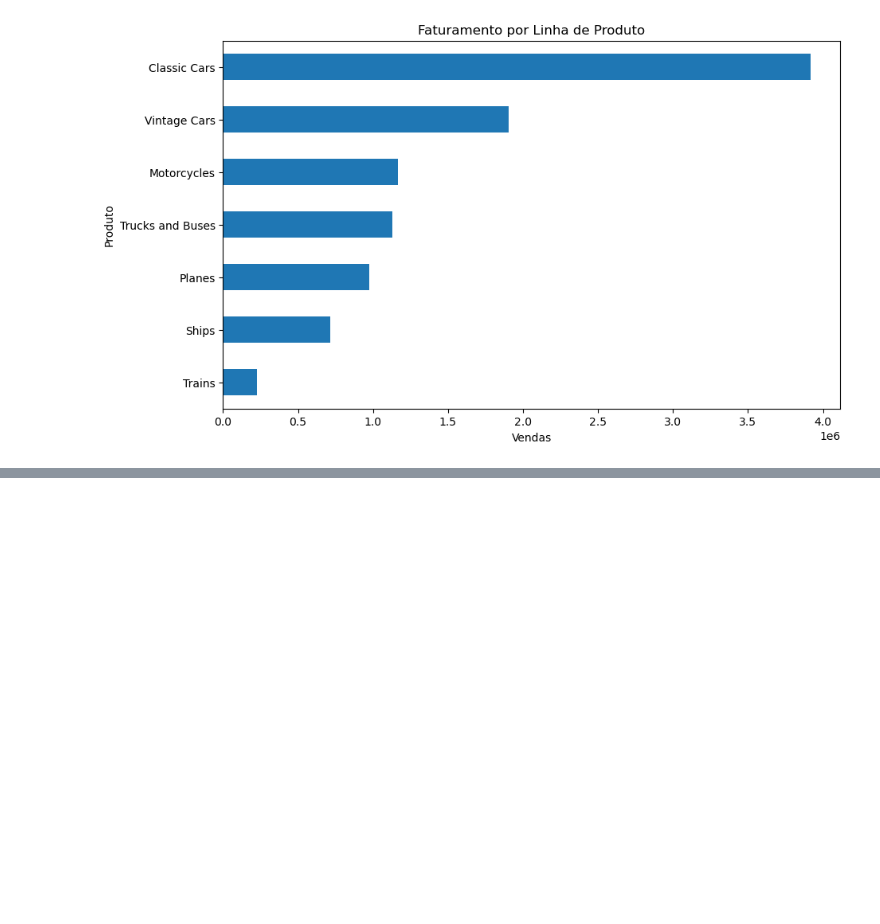
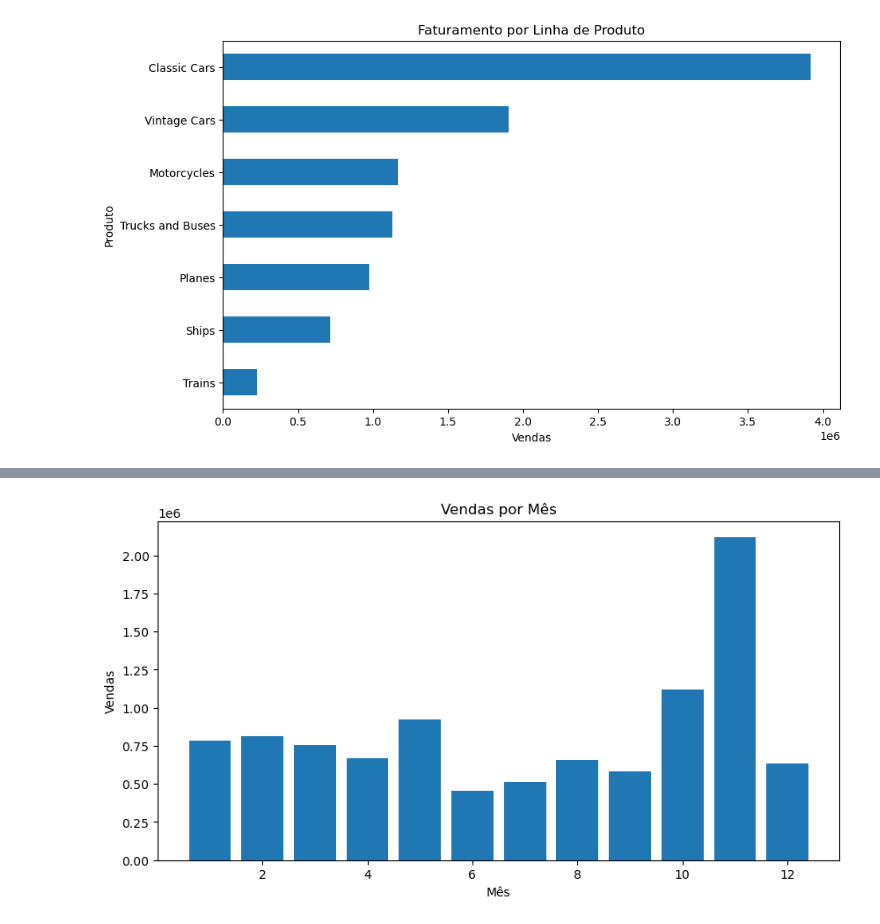
Before and after one commit to Jorge-print/data-portfolio-jorge, a Jupyter notebook: vendas/notebooks/analise_vendas.ipynb, the cells around one changed output, grey strips where cells are left out. Saved outputs shown, nothing was run; the diff lists cells and outputs as text; code cells hidden in the pictures; blank space fills up the shorter version.

```diff
--- a/vendas/notebooks/analise_vendas.ipynb
+++ b/vendas/notebooks/analise_vendas.ipynb
@@ -134,0 +197,14 @@ plt.show()
+# %%
+#Quais mêses vendem mais?
+
+vendas_mes = df.groupby('Mes')['SALES'].sum()
+plt.figure(figsize=(10,5))
+plt.bar(vendas_mes.index, vendas_mes.values)
+
+plt.title('Vendas por Mês')
+plt.xlabel('Mês')
+plt.ylabel('Vendas')
+
+plt.show()
+# %% [output]
+[figure, added]
```
Also changed, not shown: parts of 5 cells of this notebook.
